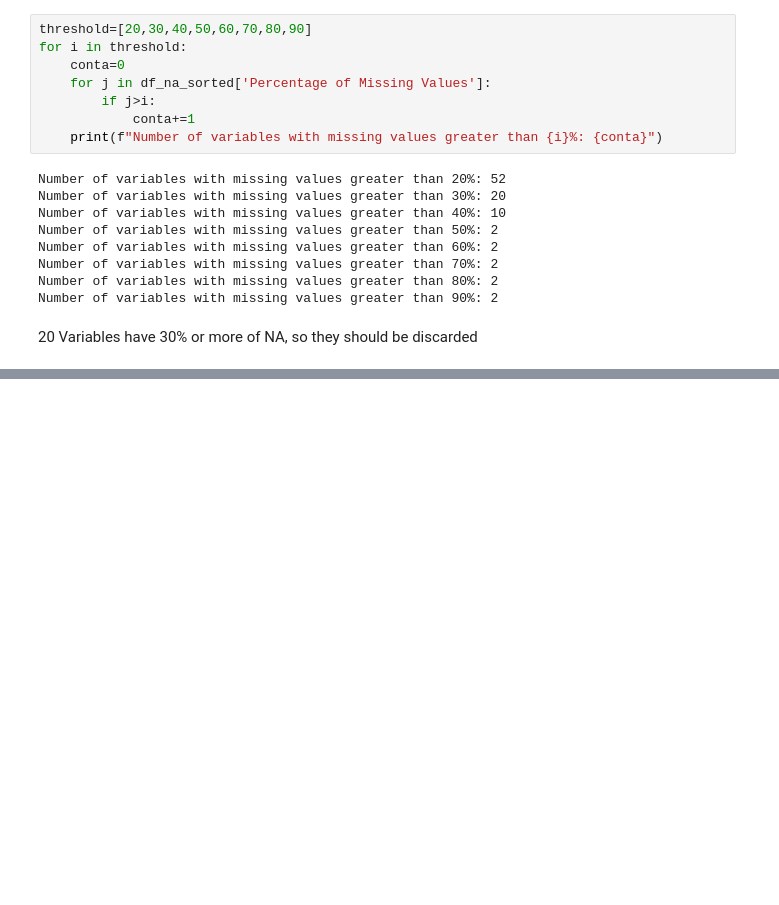
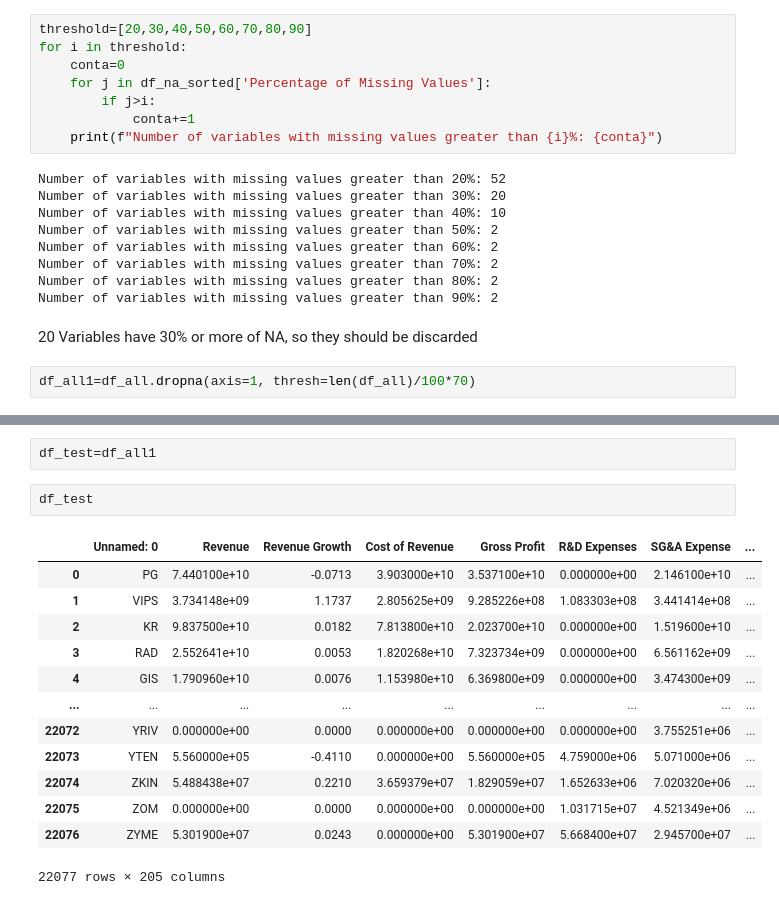
Before and after one commit to palbuquerque140/US-Stock-Market, a Jupyter notebook: src/Financial Data 14-18/EDA.ipynb, the cells around one changed output, grey strips where cells are left out. Drawn from its saved outputs; the diff is of its cells as text; blank space fills up the shorter version.

```diff
--- a/src/Financial Data 14-18/EDA.ipynb
+++ b/src/Financial Data 14-18/EDA.ipynb
@@ -188,3 +188,5 @@ Number of variables with missing values greater than 80%: 2
 Number of variables with missing values greater than 90%: 2
 # %% [markdown]
 20 Variables have 30% or more of NA, so they should be discarded
+# %%
+df_all1=df_all.dropna(axis=1, thresh=len(df_all)/100*70)
@@ -190,0 +225,18 @@ Number of variables with missing values greater than 90%: 2
+# %%
+df_test=df_all1
+# %%
+df_test
+# %% [output]
+|  | Unnamed: 0 | Revenue | Revenue Growth | Cost of Revenue | Gross Profit | R&D Expenses | SG&A Expense | ... |
+| 0 | PG | 7.440100e+10 | -0.0713 | 3.903000e+10 | 3.537100e+10 | 0.000000e+00 | 2.146100e+10 | ... |
+| 1 | VIPS | 3.734148e+09 | 1.1737 | 2.805625e+09 | 9.285226e+08 | 1.083303e+08 | 3.441414e+08 | ... |
+| 2 | KR | 9.837500e+10 | 0.0182 | 7.813800e+10 | 2.023700e+10 | 0.000000e+00 | 1.519600e+10 | ... |
+| 3 | RAD | 2.552641e+10 | 0.0053 | 1.820268e+10 | 7.323734e+09 | 0.000000e+00 | 6.561162e+09 | ... |
+| 4 | GIS | 1.790960e+10 | 0.0076 | 1.153980e+10 | 6.369800e+09 | 0.000000e+00 | 3.474300e+09 | ... |
+| ... | ... | ... | ... | ... | ... | ... | ... | ... |
+| 22072 | YRIV | 0.000000e+00 | 0.0000 | 0.000000e+00 | 0.000000e+00 | 0.000000e+00 | 3.755251e+06 | ... |
+| 22073 | YTEN | 5.560000e+05 | -0.4110 | 0.000000e+00 | 5.560000e+05 | 4.759000e+06 | 5.071000e+06 | ... |
+| 22074 | ZKIN | 5.488438e+07 | 0.2210 | 3.659379e+07 | 1.829059e+07 | 1.652633e+06 | 7.020320e+06 | ... |
+| 22075 | ZOM | 0.000000e+00 | 0.0000 | 0.000000e+00 | 0.000000e+00 | 1.031715e+07 | 4.521349e+06 | ... |
+| 22076 | ZYME | 5.301900e+07 | 0.0243 | 0.000000e+00 | 5.301900e+07 | 5.668400e+07 | 2.945700e+07 | ... |
+22077 rows × 205 columns
```
Also changed, not shown: parts of 9 cells of this notebook.
